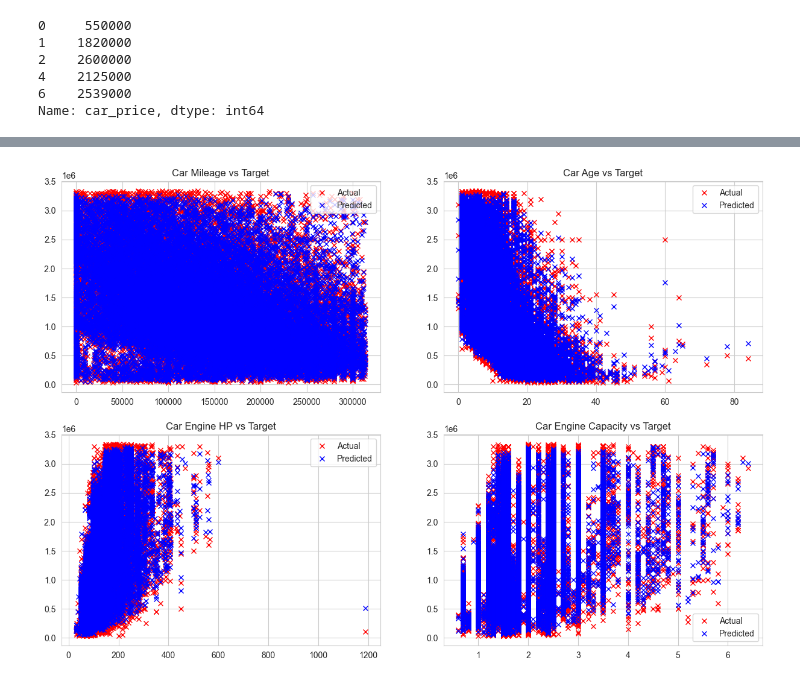
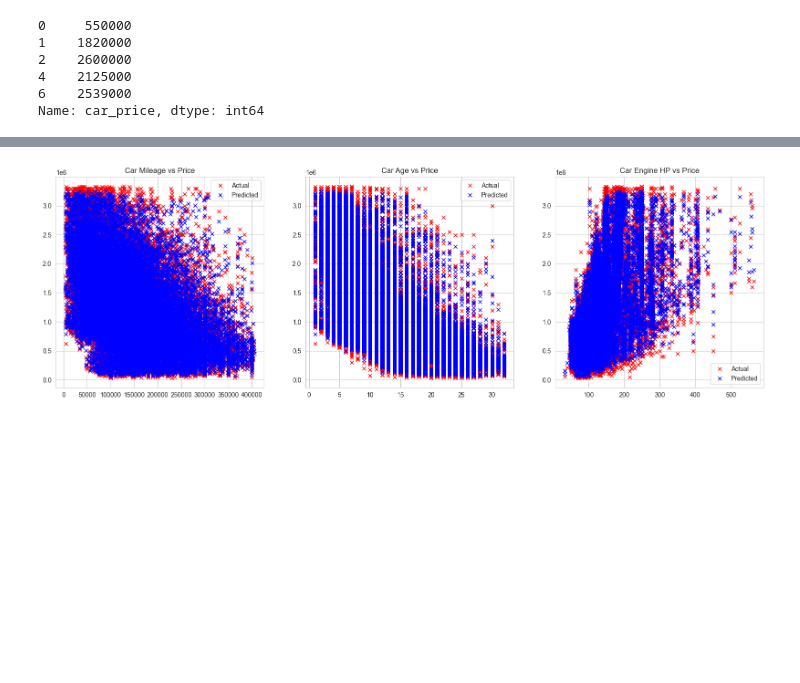
Before and after one commit to lvtdel/used_card_predict_build_model, a Jupyter notebook: test2.ipynb, the cells around one changed output, grey strips where cells are left out. Drawn from its saved outputs; the diff is of its cells as text; code cells hidden in the pictures; blank space fills up the shorter version.

```diff
--- a/test2.ipynb
+++ b/test2.ipynb
@@ -123,5 +323,9 @@ plt.show()
 # %%
-X = cars.drop('car_price', axis=1)
+continuous_columns.remove('car_engine_capacity')
+
+features = continuous_columns + discrete_columns
+
+X = cars[features]
 y = cars['car_price']
 
 y.head()
@@ -165,4 +353,0 @@ memory usage: 3.3+ MB
-# %%
-X = X[['car_mileage', 'car_age', 'car_engine_hp', 'car_engine_capacity']]
-
-X.head()
@@ -196,8 +365,16 @@ pd.concat([X_train, y_train], axis=1).head()
 # %%
-model = RandomForestRegressor()
+model = RandomForestRegressor(max_depth=15)
 # model = DecisionTreeRegressor()
+# model = CatBoostRegressor()
 # lr = LinearRegression()
+
 model.fit(X_train, y_train)
 
+# param_grid = {
+#     'max_depth': [None, 5, 10, 15, 20, 25, 30]
+# }
+#
+# grid_search = GridSearchCV(estimator=model, param_grid=param_grid, cv=5, scoring='accuracy')
+# grid_search.fit(X_train, y_train)
 # print(lr.coef_)
 # %% [output]
@@ -222,30 +418,27 @@ plt.show()
 # %%
-y_train_predict = model.predict(X_train)
+fig, axes = plt.subplots(nrows=1, ncols=3, figsize=(20, 6))
 
-fig, axes = plt.subplots(nrows=2, ncols=2, figsize=(15, 10))
+axes[0].plot(X_train['car_mileage'], y_train, 'rx', label='Actual')
+axes[0].plot(X_train['car_mileage'], y_train_predict, 'bx', label='Predicted')
+axes[0].set_title('Car Mileage vs Price')
+axes[0].legend()
 
-# Vẽ dữ liệu thực tế và đường dự đoán cho từng biểu đồ
-axes[0, 0].plot(X_train['car_mileage'], y_train, 'rx', label='Actual')
-axes[0, 0].plot(X_train['car_mileage'], y_train_predict, 'bx', label='Predicted')
-axes[0, 0].set_title('Car Mileage vs Target')
-axes[0, 0].legend()
+axes[1].plot(X_train['car_age'], y_train, 'rx', label='Actual')
+axes[1].plot(X_train['car_age'], y_train_predict, 'bx', label='Predicted')
+axes[1].set_title('Car Age vs Price')
+axes[1].legend()
 
-axes[0, 1].plot(X_train['car_age'], y_train, 'rx', label='Actual')
-axes[0, 1].plot(X_train['car_age'], y_train_predict, 'bx', label='Predicted')
-axes[0, 1].set_title('Car Age vs Target')
-axes[0, 1].legend()
+axes[2].plot(X_train['car_engine_hp'], y_train, 'rx', label='Actual')
+axes[2].plot(X_train['car_engine_hp'], y_train_predict, 'bx', label='Predicted')
+axes[2].set_title('Car Engine HP vs Price')
+axes[2].legend()
 
-axes[1, 0].plot(X_train['car_engine_hp'], y_train, 'rx', label='Actual')
-axes[1, 0].plot(X_train['car_engine_hp'], y_train_predict, 'bx', label='Predicted')
-axes[1, 0].set_title('Car Engine HP vs Target')
-axes[1, 0].legend()
-
-axes[1, 1].plot(X_train['car_engine_capacity'], y_train, 'rx', label='Actual')
-axes[1, 1].plot(X_train['car_engine_capacity'], y_train_predict, 'bx', label='Predicted')
-axes[1, 1].set_title('Car Engine Capacity vs Target')
-axes[1, 1].legend()
+# axes[1, 1].plot(X_train['car_engine_capacity'], y_train, 'rx', label='Actual')
+# axes[1, 1].plot(X_train['car_engine_capacity'], y_train_predict, 'bx', label='Predicted')
+# axes[1, 1].set_title('Car Engine Capacity vs Price')
+# axes[1, 1].legend()
 
 # Hiển thị biểu đồ
 plt.show()
 # %% [output]
-[figure, old version]
+[figure, new version]
```
Also changed, not shown: parts of 48 cells of this notebook, 3 other files.
